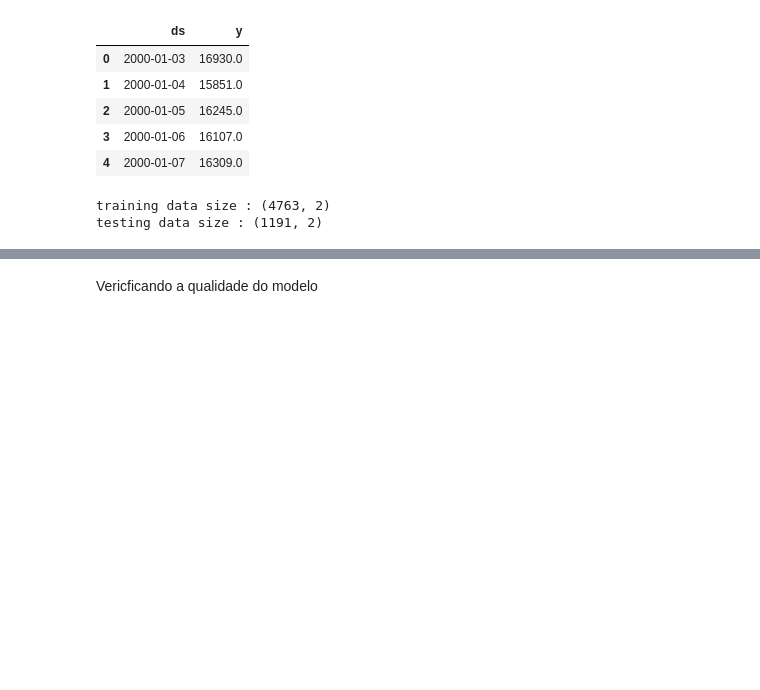
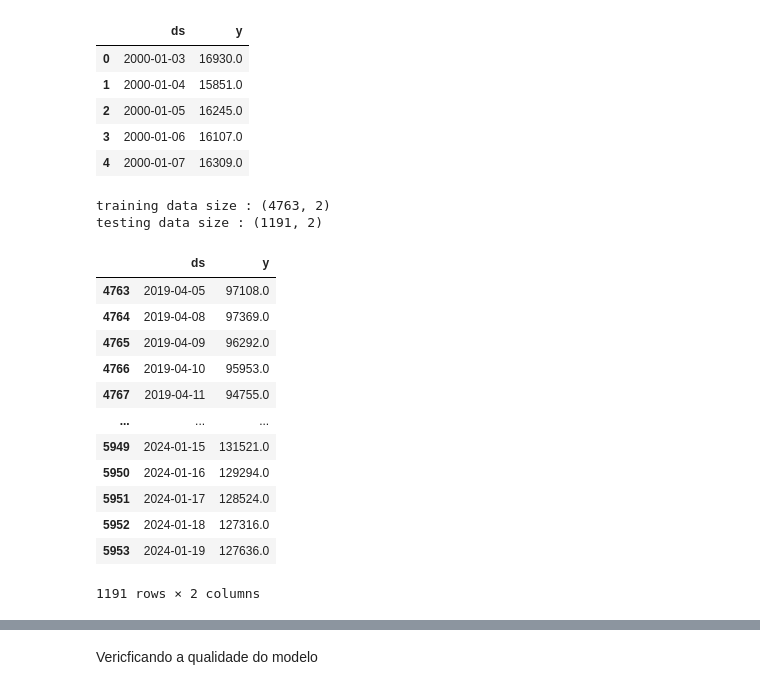
Before and after one commit to nineteens/tech-challenges, a Jupyter notebook: projetos/investimento/prevendo_indice_ibovespa.ipynb, the cells around one changed output, grey strips where cells are left out. Drawn from its saved outputs; the diff is of its cells as text; code cells hidden in the pictures; blank space fills up the shorter version.

```diff
--- a/projetos/investimento/prevendo_indice_ibovespa.ipynb
+++ b/projetos/investimento/prevendo_indice_ibovespa.ipynb
@@ -516,4 +518,20 @@ print(f'testing data size : {valid.shape}')
 # %% [output]
 training data size : (4763, 2)
 testing data size : (1191, 2)
+# %%
+valid
+# %% [output]
+|  | ds | y |
+| 4763 | 2019-04-05 | 97108.0 |
+| 4764 | 2019-04-08 | 97369.0 |
+| 4765 | 2019-04-09 | 96292.0 |
+| 4766 | 2019-04-10 | 95953.0 |
+| 4767 | 2019-04-11 | 94755.0 |
+| ... | ... | ... |
+| 5949 | 2024-01-15 | 131521.0 |
+| 5950 | 2024-01-16 | 129294.0 |
+| 5951 | 2024-01-17 | 128524.0 |
+| 5952 | 2024-01-18 | 127316.0 |
+| 5953 | 2024-01-19 | 127636.0 |
+1191 rows × 2 columns
 # %%
```
Also changed, not shown: parts of 14 cells of this notebook.
